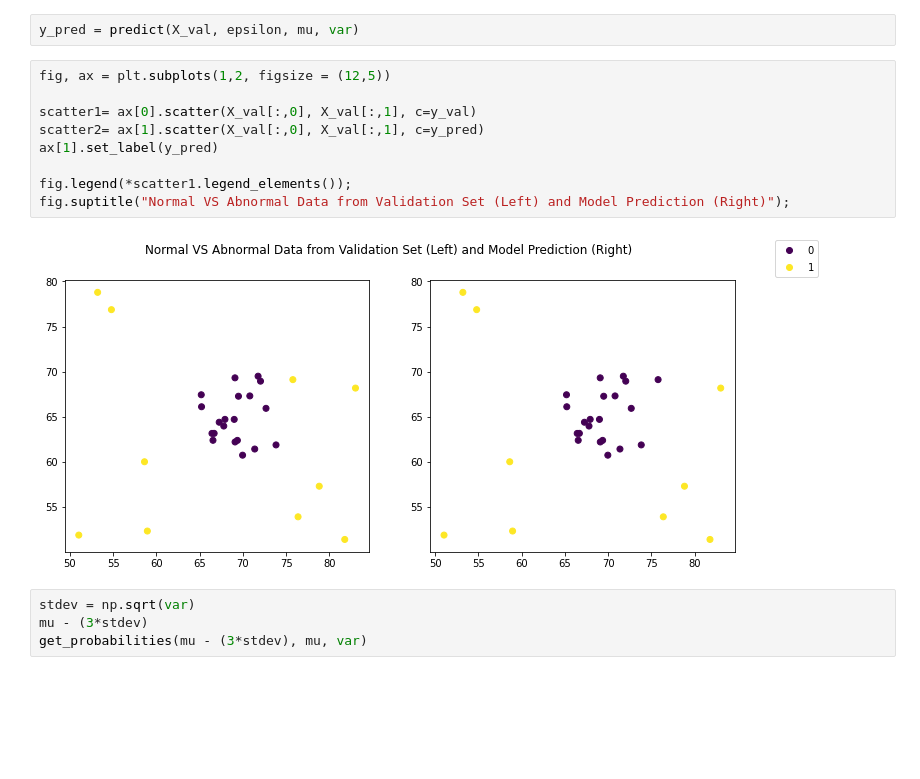
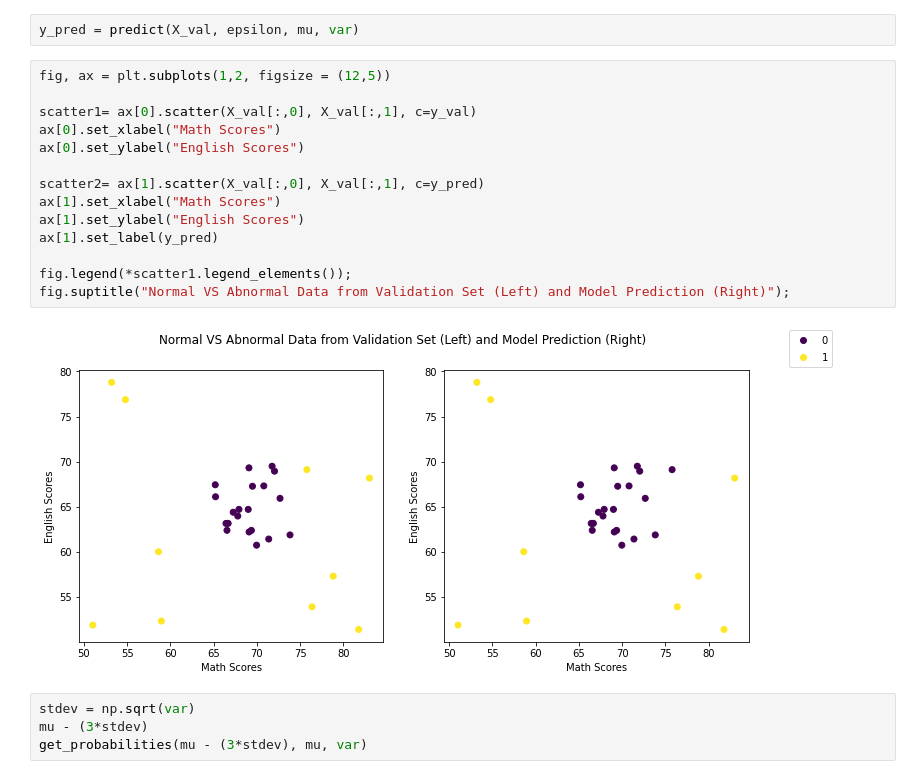
Before and after one commit to khayk5ay/Anomaly_Detection, a Jupyter notebook: Anomaly_Detection_Algorithm.ipynb, the cells around one changed output. Cells and saved outputs as stored; diff of their text form; blank space fills up the shorter version.

```diff
--- a/Anomaly_Detection_Algorithm.ipynb
+++ b/Anomaly_Detection_Algorithm.ipynb
@@ -205,14 +205,19 @@ y_pred = predict(X_val, epsilon, mu, var)
 # %%
 fig, ax = plt.subplots(1,2, figsize = (12,5))
 
 scatter1= ax[0].scatter(X_val[:,0], X_val[:,1], c=y_val)
+ax[0].set_xlabel("Math Scores")
+ax[0].set_ylabel("English Scores")
+
 scatter2= ax[1].scatter(X_val[:,0], X_val[:,1], c=y_pred)
+ax[1].set_xlabel("Math Scores")
+ax[1].set_ylabel("English Scores")
 ax[1].set_label(y_pred)
 
 fig.legend(*scatter1.legend_elements());
 fig.suptitle("Normal VS Abnormal Data from Validation Set (Left) and Model Prediction (Right)");
 # %% [output]
-[figure, old version]
+[figure, new version]
 # %%
 stdev = np.sqrt(var)
 mu - (3*stdev)
```
